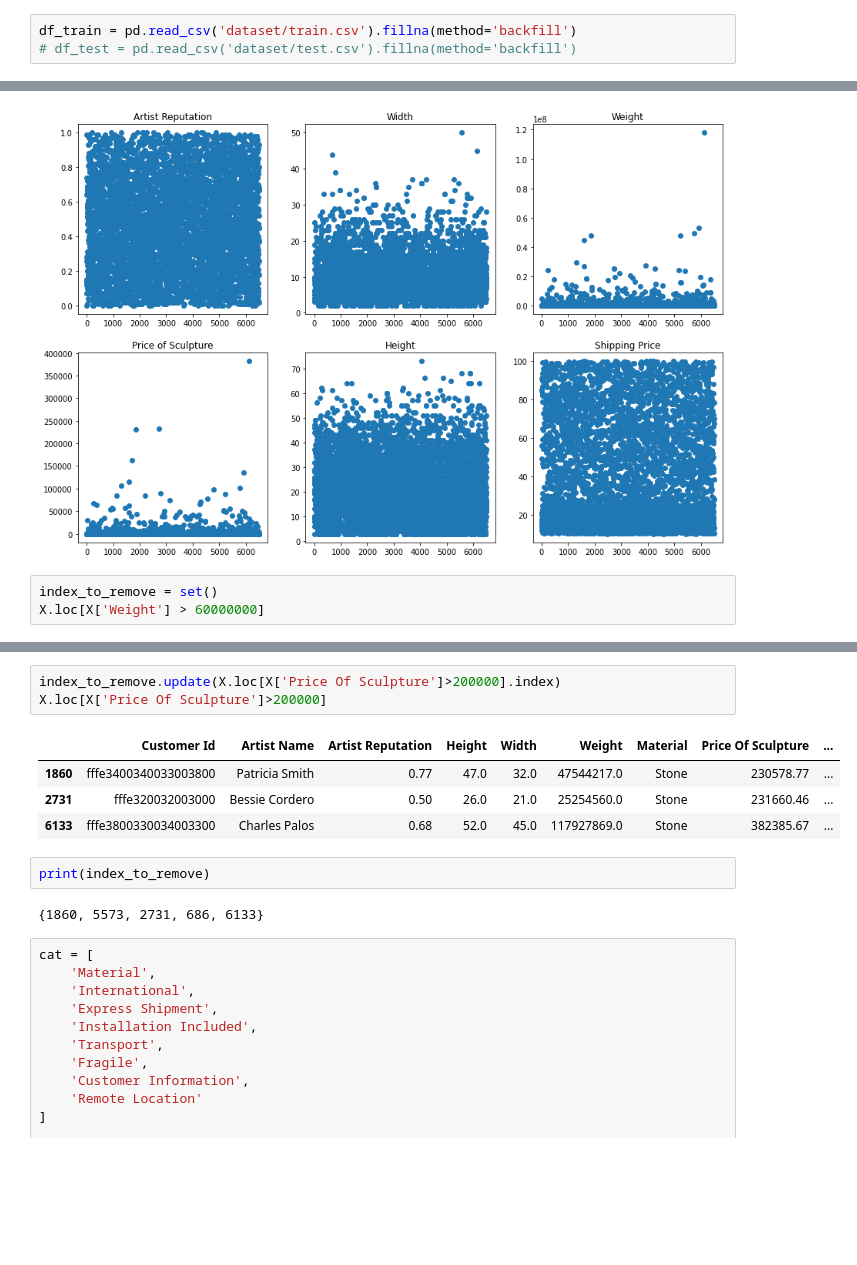
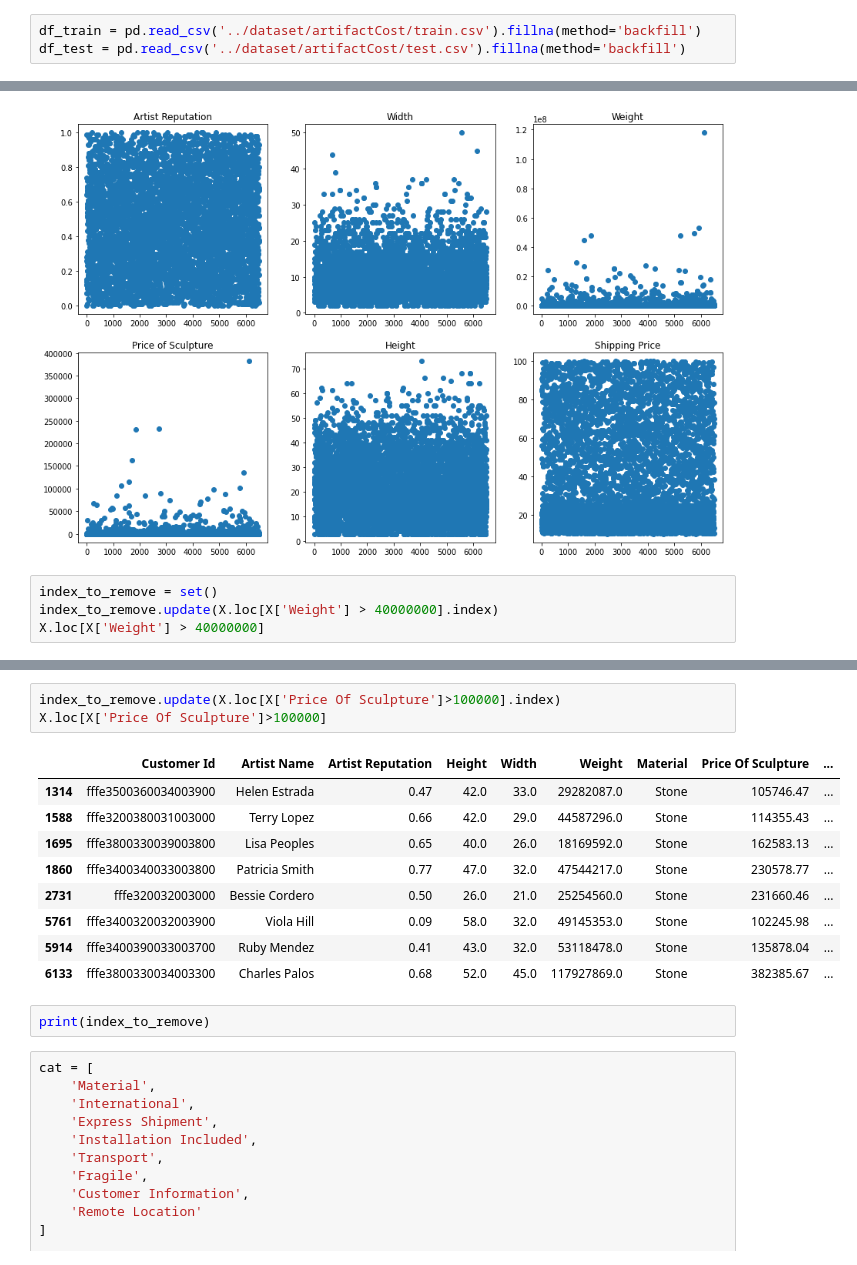
Before and after one commit to Coder-RG/ArtifactCost, a Jupyter notebook: ArtifactCost.ipynb, the cells around one changed output, grey strips where cells are left out. Cells and saved outputs as stored; diff of their text form; blank space fills up the shorter version.

```diff
--- a/ArtifactCost.ipynb
+++ b/ArtifactCost.ipynb
@@ -11,8 +12,8 @@ import matplotlib.pyplot as plt
 # %% [markdown]
 ## Load data into DataFrame
 # %%
-df_train = pd.read_csv('dataset/train.csv').fillna(method='backfill')
-# df_test = pd.read_csv('dataset/test.csv').fillna(method='backfill')
+df_train = pd.read_csv('../dataset/artifactCost/train.csv').fillna(method='backfill')
+df_test = pd.read_csv('../dataset/artifactCost/test.csv').fillna(method='backfill')
 # %%
 X = df_train.iloc[:,:-1]
 y = df_train.iloc[:,-1]
@@ -96,6 +70,7 @@ plt.show()
 [figure]
 # %%
 index_to_remove = set()
-X.loc[X['Weight'] > 60000000]
+index_to_remove.update(X.loc[X['Weight'] > 40000000].index)
+X.loc[X['Weight'] > 40000000]
 # %% [output]
 |  | Customer Id | Artist Name | Artist Reputation | Height | Width | Weight | Material | Price Of Sculpture | ... |
@@ -109,17 +89,20 @@ X.loc[X['Width'] > 40]
 | 5573 | fffe3500340034003800 | James White | 0.24 | 68.0 | 50.0 | 25522.0 | Aluminium | 65.07 | ... |
 | 6133 | fffe3800330034003300 | Charles Palos | 0.68 | 52.0 | 45.0 | 117927869.0 | Stone | 382385.67 | ... |
 # %%
-index_to_remove.update(X.loc[X['Price Of Sculpture']>200000].index)
-X.loc[X['Price Of Sculpture']>200000]
+index_to_remove.update(X.loc[X['Price Of Sculpture']>100000].index)
+X.loc[X['Price Of Sculpture']>100000]
 # %% [output]
 |  | Customer Id | Artist Name | Artist Reputation | Height | Width | Weight | Material | Price Of Sculpture | ... |
+| 1314 | fffe3500360034003900 | Helen Estrada | 0.47 | 42.0 | 33.0 | 29282087.0 | Stone | 105746.47 | ... |
+| 1588 | fffe3200380031003000 | Terry Lopez | 0.66 | 42.0 | 29.0 | 44587296.0 | Stone | 114355.43 | ... |
+| 1695 | fffe3800330039003800 | Lisa Peoples | 0.65 | 40.0 | 26.0 | 18169592.0 | Stone | 162583.13 | ... |
 | 1860 | fffe3400340033003800 | Patricia Smith | 0.77 | 47.0 | 32.0 | 47544217.0 | Stone | 230578.77 | ... |
 | 2731 | fffe320032003000 | Bessie Cordero | 0.50 | 26.0 | 21.0 | 25254560.0 | Stone | 231660.46 | ... |
+| 5761 | fffe3400320032003900 | Viola Hill | 0.09 | 58.0 | 32.0 | 49145353.0 | Stone | 102245.98 | ... |
+| 5914 | fffe3400390033003700 | Ruby Mendez | 0.41 | 43.0 | 32.0 | 53118478.0 | Stone | 135878.04 | ... |
 | 6133 | fffe3800330034003300 | Charles Palos | 0.68 | 52.0 | 45.0 | 117927869.0 | Stone | 382385.67 | ... |
 # %%
 print(index_to_remove)
-# %% [output]
-{1860, 5573, 2731, 686, 6133}
 # %%
 cat = [
     'Material',
```
Also changed, not shown: parts of 42 cells of this notebook.
